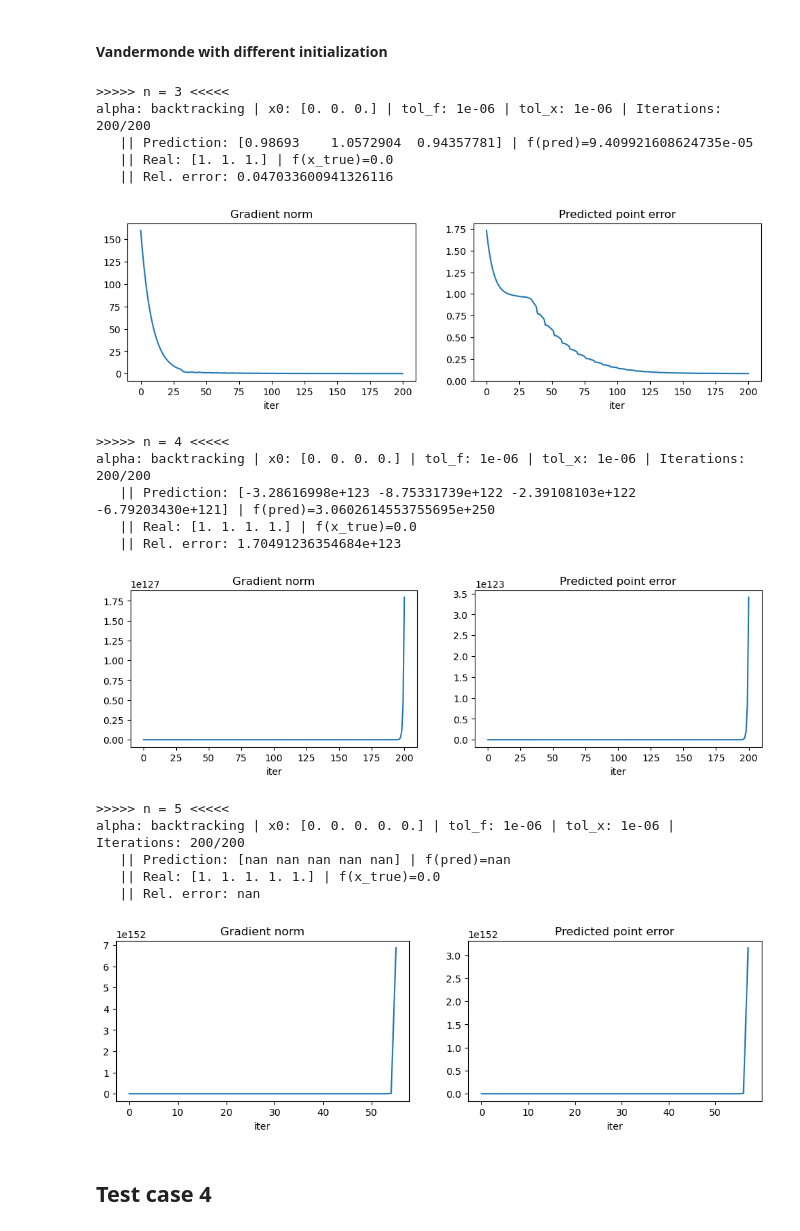
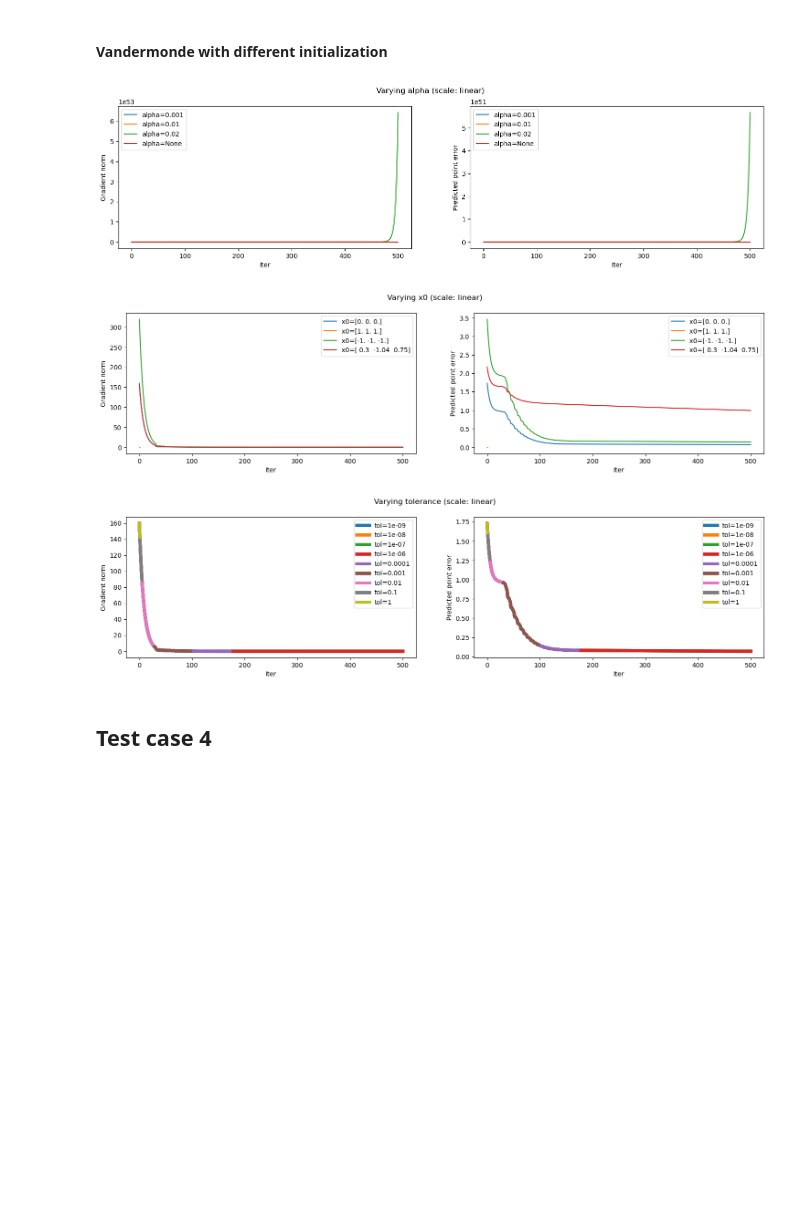
Before and after one commit to NotXia/unibo-smm-homework, a Jupyter notebook: homework3/1_gd.ipynb, the cells around one changed output. Saved outputs shown, nothing was run; the diff lists cells and outputs as text; code cells hidden in the pictures; blank space fills up the shorter version.

```diff
--- a/homework3/1_gd.ipynb
+++ b/homework3/1_gd.ipynb
@@ -334,0 +278,24 @@ alpha: backtracking | x0: [0. 0. 0. 0. 0.] | tol_f: 1e-06 | tol_x: 1e-06 | Itera
+# %%
+n = 5
+print(f"{'>'*40}\n   n = {n}\n{'>'*40}")
+f, grad_f, x_true, input_size = testCase3(n)
+testVaryingAlpha(f, grad_f, input_size, x_true, try_alpha=[0.01, 0.05, 0.1, 0.2, None])
+testVaryingAlpha(f, grad_f, input_size, x_true, try_alpha=[0.2, 0.25, 0.3, 0.4, 0.5], scale="log")
+testVaryingX0(f, grad_f, input_size, x_true)
+testVaryingTolerance(f, grad_f, input_size, x_true)
+
+n = 10
+print(f"{'>'*40}\n   n = {n}\n{'>'*40}")
+f, grad_f, x_true, input_size = testCase3(n)
+testVaryingAlpha(f, grad_f, input_size, x_true, try_alpha=[0.01, 0.05, None])
+testVaryingAlpha(f, grad_f, input_size, x_true, try_alpha=[0.05, 0.1, 0.15, 0.2, 0.3, 0.4, 0.5], scale="log")
+testVaryingX0(f, grad_f, input_size, x_true)
+testVaryingTolerance(f, grad_f, input_size, x_true)
+
+n = 15
+print(f"{'>'*40}\n   n = {n}\n{'>'*40}")
+f, grad_f, x_true, input_size = testCase3(n)
+testVaryingAlpha(f, grad_f, input_size, x_true, try_alpha=[0.01, 0.05, None])
+testVaryingAlpha(f, grad_f, input_size, x_true, try_alpha=[0.05, 0.08, 0.1, 0.2, 0.3, 0.4, 0.5], scale="log")
+testVaryingX0(f, grad_f, input_size, x_true)
+testVaryingTolerance(f, grad_f, input_size, x_true)
@@ -337,48 +326,26 @@ alpha: backtracking | x0: [0. 0. 0. 0. 0.] | tol_f: 1e-06 | tol_x: 1e-06 | Itera
 # %%
 def testCase3_2(n):
     x_true = np.ones((n,))
     A = np.vander(range(1, n+1))
     b = A @ x_true
 
     def f(x):
         return (1/2) * np.linalg.norm(A@x - b, 2)**2
 
     def grad_f(x):
         return (x.T @ A.T @ A - b.T @ A)
 
     return f, grad_f, x_true, n
 
 
-for n in [3, 4, 5]:
-    print(f">>>>> n = {n} <<<<<")
-    f, grad_f, x_true, input_size = testCase3_2(n)
-    runTestCase(
-        f, grad_f, x_true,
-        x0 = np.zeros((input_size,)),
-        k_max = 200,
-        tol_f = 1e-6,
-        tol_x = 1e-6,
-        alpha = None
-    )
+f, grad_f, x_true, input_size = testCase3_2(3)
+testVaryingAlpha(f, grad_f, input_size, x_true, try_alpha=[0.001, 0.01, 0.02, None])
+testVaryingX0(f, grad_f, input_size, x_true)
+testVaryingTolerance(f, grad_f, input_size, x_true)
 # %% [output]
->>>>> n = 3 <<<<<
-alpha: backtracking | x0: [0. 0. 0.] | tol_f: 1e-06 | tol_x: 1e-06 | Iterations: 200/200
-   || Prediction: [0.98693    1.0572904  0.94357781] | f(pred)=9.409921608624735e-05
-   || Real: [1. 1. 1.] | f(x_true)=0.0
-   || Rel. error: 0.047033600941326116
-[figure, old version]
+[figure, new version]
->>>>> n = 4 <<<<<
-alpha: backtracking | x0: [0. 0. 0. 0.] | tol_f: 1e-06 | tol_x: 1e-06 | Iterations: 200/200
-   || Prediction: [-3.28616998e+123 -8.75331739e+122 -2.39108103e+122 -6.79203430e+121] | f(pred)=3.0602614553755695e+250
-   || Real: [1. 1. 1. 1.] | f(x_true)=0.0
-   || Rel. error: 1.70491236354684e+123
-[figure, old version]
+[figure, new version]
->>>>> n = 5 <<<<<
-alpha: backtracking | x0: [0. 0. 0. 0. 0.] | tol_f: 1e-06 | tol_x: 1e-06 | Iterations: 200/200
-   || Prediction: [nan nan nan nan nan] | f(pred)=nan
-   || Real: [1. 1. 1. 1. 1.] | f(x_true)=0.0
-   || Rel. error: nan
-[figure, old version]
+[figure, new version]
 # %% [markdown]
 ## Test case 4
 # %% [markdown]
```
Also changed, not shown: parts of 15 cells of this notebook, 6 other files.
